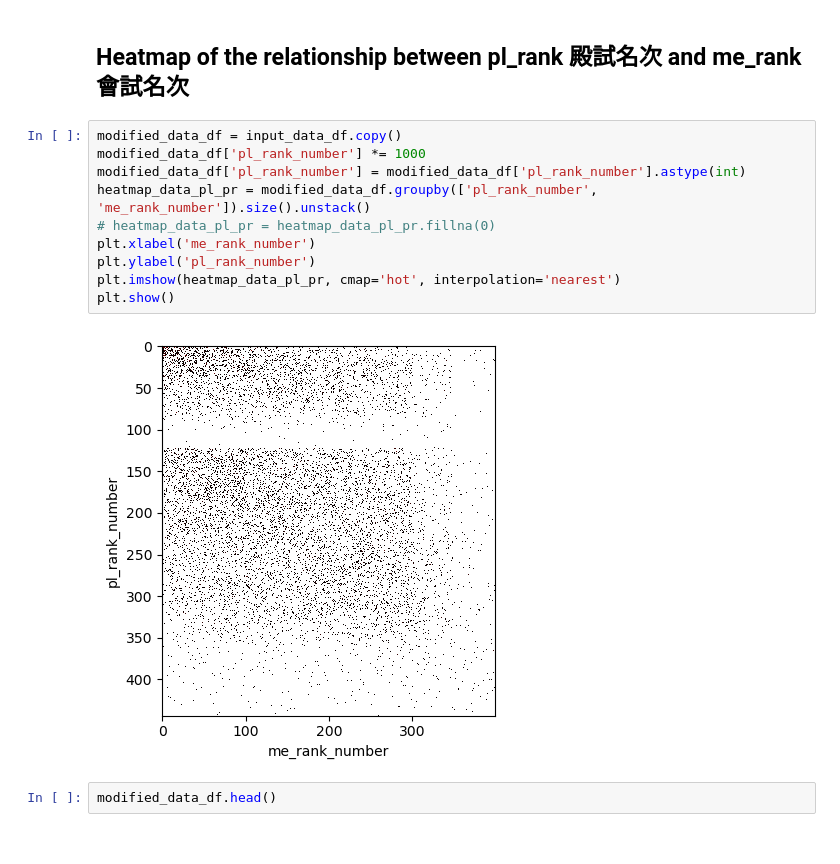
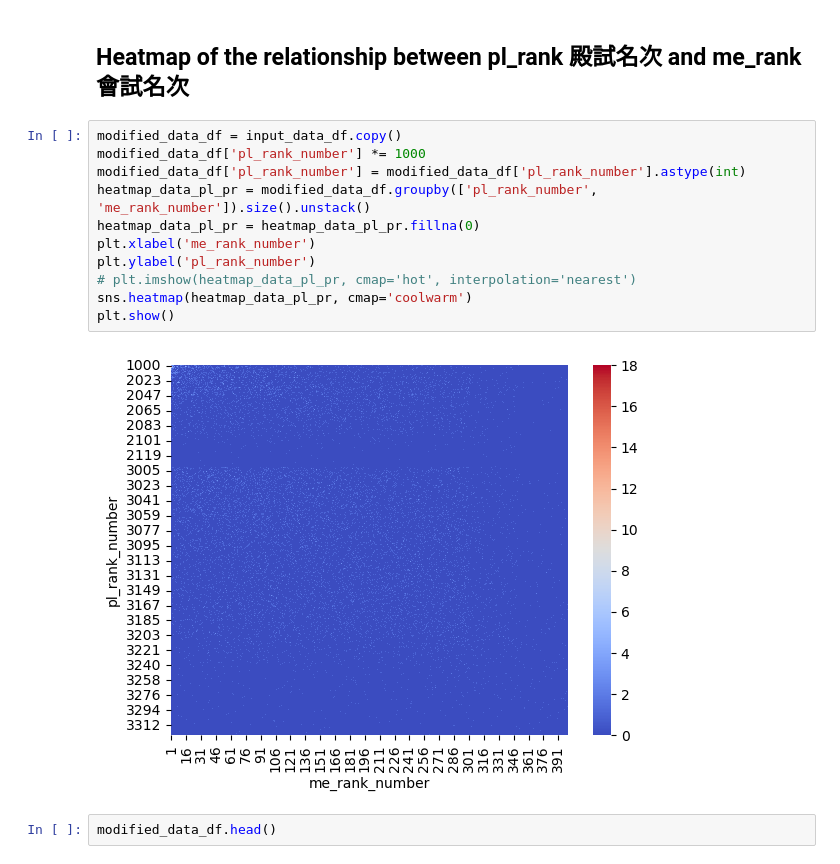
Before and after one commit to sudoghut/ming_provincial_metropolitan_palace_exam_rank_correlation, a Jupyter notebook: ming_provincial_metropolitan_palace_exam_rank_correlation.ipynb, the cells around one changed output. Cells and saved outputs as stored; diff of their text form.

```diff
--- a/ming_provincial_metropolitan_palace_exam_rank_correlation.ipynb
+++ b/ming_provincial_metropolitan_palace_exam_rank_correlation.ipynb
@@ -360,15 +378,16 @@ input_data_df.head()
 # %%
 modified_data_df = input_data_df.copy()
 modified_data_df['pl_rank_number'] *= 1000
 modified_data_df['pl_rank_number'] = modified_data_df['pl_rank_number'].astype(int)
 heatmap_data_pl_pr = modified_data_df.groupby(['pl_rank_number', 'me_rank_number']).size().unstack()
-# heatmap_data_pl_pr = heatmap_data_pl_pr.fillna(0)
+heatmap_data_pl_pr = heatmap_data_pl_pr.fillna(0)
 plt.xlabel('me_rank_number')
 plt.ylabel('pl_rank_number')
-plt.imshow(heatmap_data_pl_pr, cmap='hot', interpolation='nearest')
+# plt.imshow(heatmap_data_pl_pr, cmap='hot', interpolation='nearest')
+sns.heatmap(heatmap_data_pl_pr, cmap='coolwarm')
 plt.show()
 # %% [output]
-[figure, old version]
+[figure, new version]
 # %%
 modified_data_df.head()
 # %% [output]
```
Also changed, not shown: parts of 4 cells of this notebook, 1 other file.
